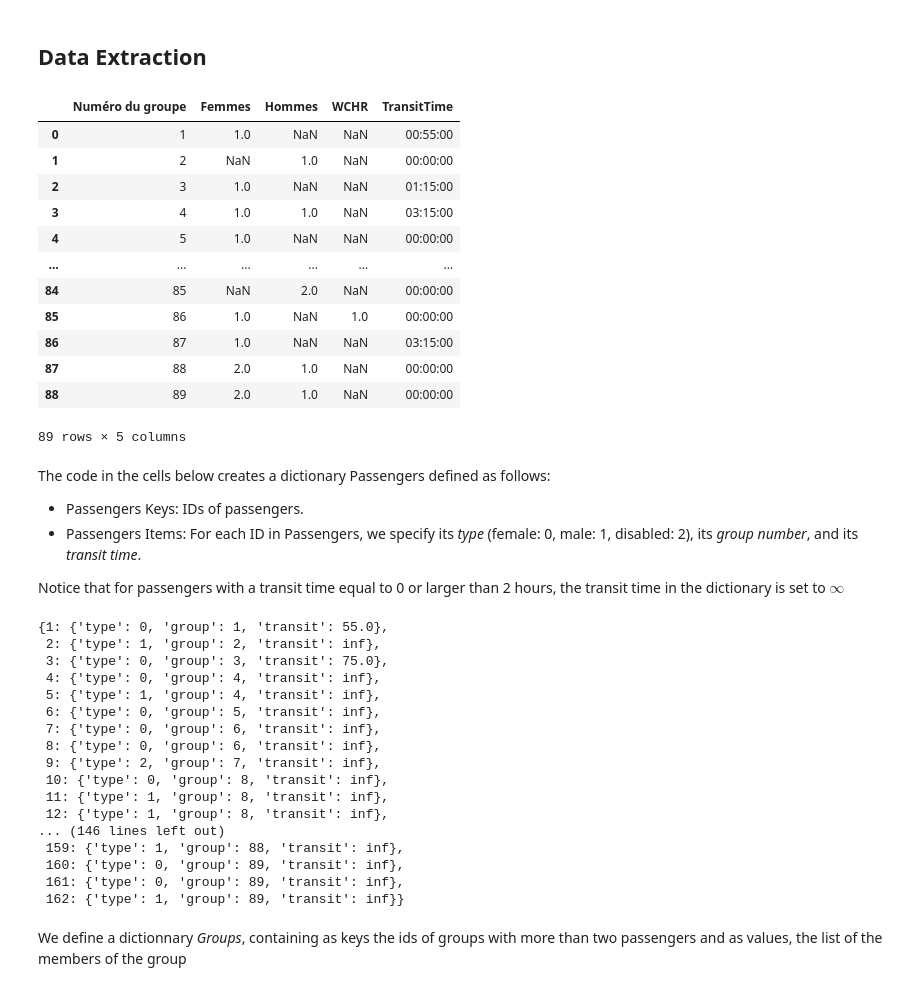
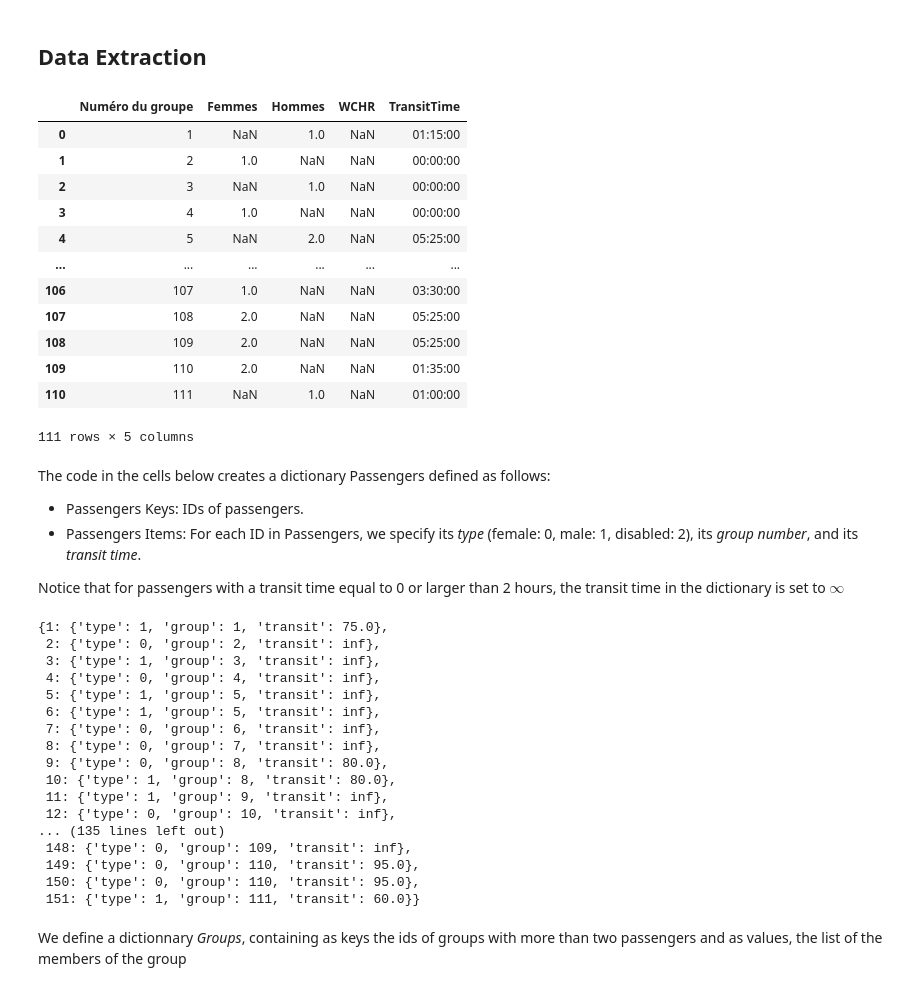
Before and after one commit to AlexandreRadigue/ST7_Opti_AirFrance, a Jupyter notebook: ST7 -Airfrance - Dynamique/DynamicModel.ipynb, the cells around one changed output. Cells and saved outputs as stored; diff of their text form; code cells hidden in the pictures.

```diff
--- a/ST7 -Airfrance - Dynamique/DynamicModel.ipynb
+++ b/ST7 -Airfrance - Dynamique/DynamicModel.ipynb
@@ -30,22 +30,22 @@ df_05Nov = pd.read_excel('./DataSeating 2024.xlsx', sheet_name=5 , skipfooter=2)
 df_07Nov = pd.read_excel('./DataSeating 2024.xlsx', sheet_name=6 , skipfooter=2)
 # %%
 # Display the DataFrame
-df = df_07Nov
+df = df_21Oct
 df
 # %% [output]
 |  | Numéro du groupe | Femmes | Hommes | WCHR | TransitTime |
-| 0 | 1 | 1.0 | NaN | NaN | 00:55:00 |
-| 1 | 2 | NaN | 1.0 | NaN | 00:00:00 |
-| 2 | 3 | 1.0 | NaN | NaN | 01:15:00 |
-| 3 | 4 | 1.0 | 1.0 | NaN | 03:15:00 |
-| 4 | 5 | 1.0 | NaN | NaN | 00:00:00 |
+| 0 | 1 | NaN | 1.0 | NaN | 01:15:00 |
+| 1 | 2 | 1.0 | NaN | NaN | 00:00:00 |
+| 2 | 3 | NaN | 1.0 | NaN | 00:00:00 |
+| 3 | 4 | 1.0 | NaN | NaN | 00:00:00 |
+| 4 | 5 | NaN | 2.0 | NaN | 05:25:00 |
 | ... | ... | ... | ... | ... | ... |
-| 84 | 85 | NaN | 2.0 | NaN | 00:00:00 |
-| 85 | 86 | 1.0 | NaN | 1.0 | 00:00:00 |
-| 86 | 87 | 1.0 | NaN | NaN | 03:15:00 |
-| 87 | 88 | 2.0 | 1.0 | NaN | 00:00:00 |
-| 88 | 89 | 2.0 | 1.0 | NaN | 00:00:00 |
+| 106 | 107 | 1.0 | NaN | NaN | 03:30:00 |
+| 107 | 108 | 2.0 | NaN | NaN | 05:25:00 |
+| 108 | 109 | 2.0 | NaN | NaN | 05:25:00 |
+| 109 | 110 | 2.0 | NaN | NaN | 01:35:00 |
+| 110 | 111 | NaN | 1.0 | NaN | 01:00:00 |
-89 rows × 5 columns
+111 rows × 5 columns
 # %% [markdown]
 The code in the cells below creates a dictionary Passengers defined as follows:
 
@@ -107,23 +107,23 @@ for group in df.itertuples():
 
 Passengers
 # %% [output]
-{1: {'type': 0, 'group': 1, 'transit': 55.0},
- 2: {'type': 1, 'group': 2, 'transit': inf},
- 3: {'type': 0, 'group': 3, 'transit': 75.0},
+{1: {'type': 1, 'group': 1, 'transit': 75.0},
+ 2: {'type': 0, 'group': 2, 'transit': inf},
+ 3: {'type': 1, 'group': 3, 'transit': inf},
  4: {'type': 0, 'group': 4, 'transit': inf},
- 5: {'type': 1, 'group': 4, 'transit': inf},
- 6: {'type': 0, 'group': 5, 'transit': inf},
+ 5: {'type': 1, 'group': 5, 'transit': inf},
+ 6: {'type': 1, 'group': 5, 'transit': inf},
  7: {'type': 0, 'group': 6, 'transit': inf},
- 8: {'type': 0, 'group': 6, 'transit': inf},
- 9: {'type': 2, 'group': 7, 'transit': inf},
- 10: {'type': 0, 'group': 8, 'transit': inf},
- 11: {'type': 1, 'group': 8, 'transit': inf},
- 12: {'type': 1, 'group': 8, 'transit': inf},
-... (146 lines left out)
- 159: {'type': 1, 'group': 88, 'transit': inf},
- 160: {'type': 0, 'group': 89, 'transit': inf},
- 161: {'type': 0, 'group': 89, 'transit': inf},
- 162: {'type': 1, 'group': 89, 'transit': inf}}
+ 8: {'type': 0, 'group': 7, 'transit': inf},
+ 9: {'type': 0, 'group': 8, 'transit': 80.0},
+ 10: {'type': 1, 'group': 8, 'transit': 80.0},
+ 11: {'type': 1, 'group': 9, 'transit': inf},
+ 12: {'type': 0, 'group': 10, 'transit': inf},
+... (135 lines left out)
+ 148: {'type': 0, 'group': 109, 'transit': inf},
+ 149: {'type': 0, 'group': 110, 'transit': 95.0},
+ 150: {'type': 0, 'group': 110, 'transit': 95.0},
+ 151: {'type': 1, 'group': 111, 'transit': 60.0}}
 # %% [markdown]
 We define a dictionnary *Groups*, containing as keys the ids of groups with more than two passengers and as values, the list of the members of the group
 # %%
```
Also changed, not shown: parts of 18 cells of this notebook, 4 other files.
